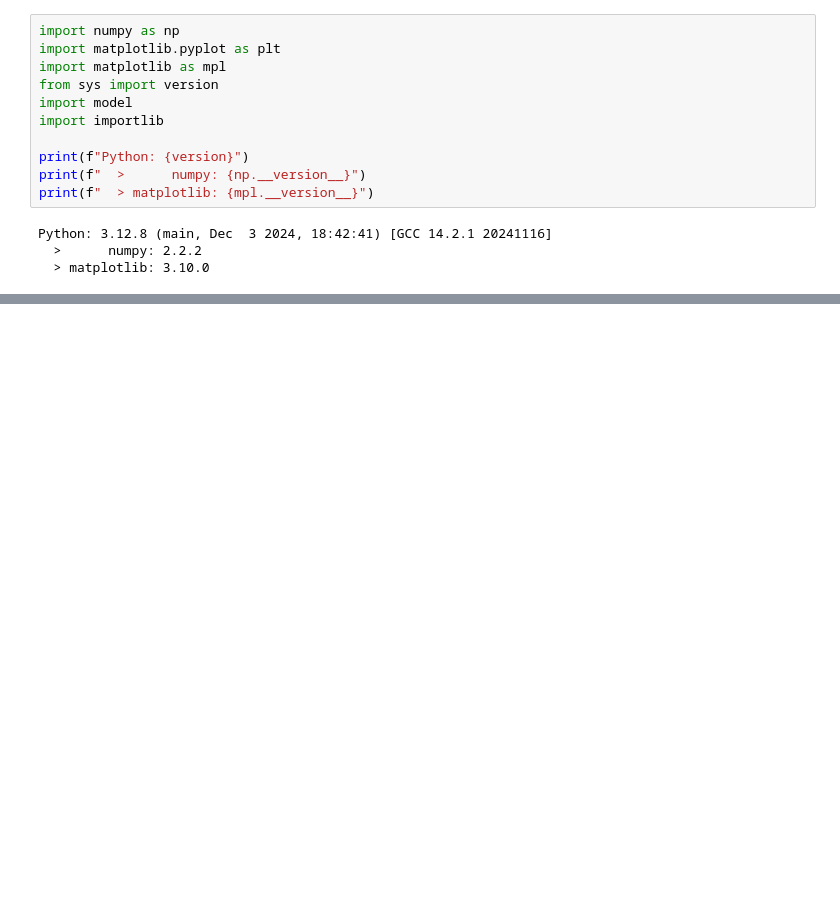
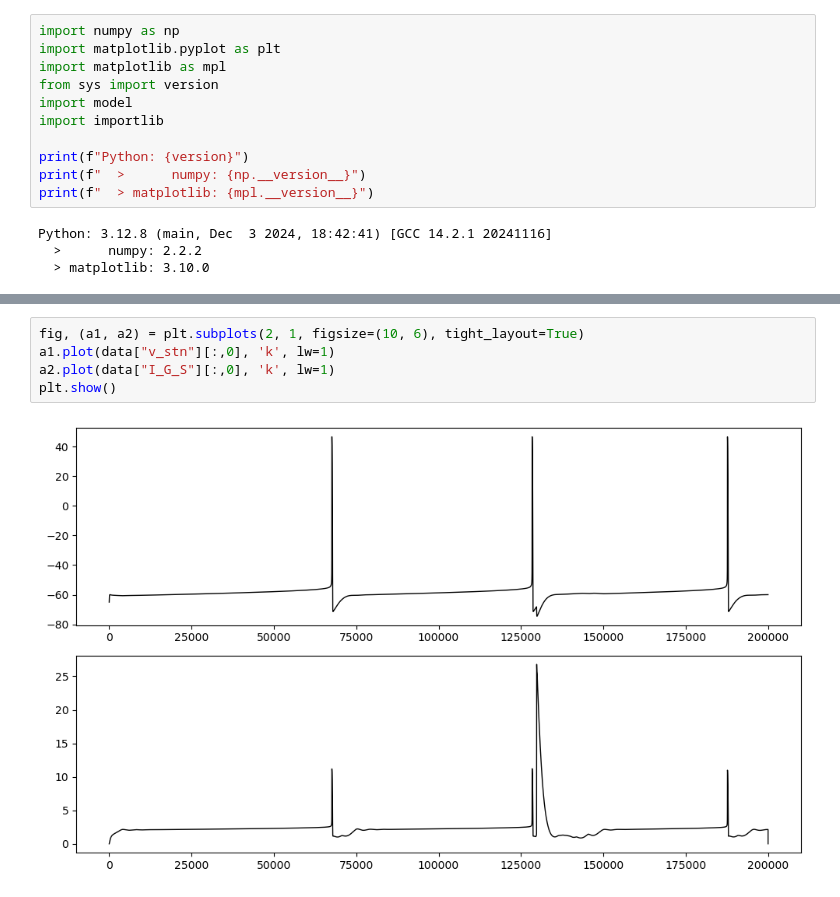
Before and after one commit to NemoInfo/NeuroModelSandbox, a Jupyter notebook: rubin_terman/rt.ipynb, the cells around one changed output, grey strips where cells are left out. Cells and saved outputs as stored; diff of their text form; blank space fills up the shorter version.

```diff
--- a/rubin_terman/rt.ipynb
+++ b/rubin_terman/rt.ipynb
@@ -124,0 +107,7 @@ plt.show()
+# %%
+fig, (a1, a2) = plt.subplots(2, 1, figsize=(10, 6), tight_layout=True)
+a1.plot(data["v_stn"][:,0], 'k', lw=1)
+a2.plot(data["I_G_S"][:,0], 'k', lw=1)
+plt.show()
+# %% [output]
+[figure, added]
```
Also changed, not shown: parts of 6 cells of this notebook, 4 other files.
